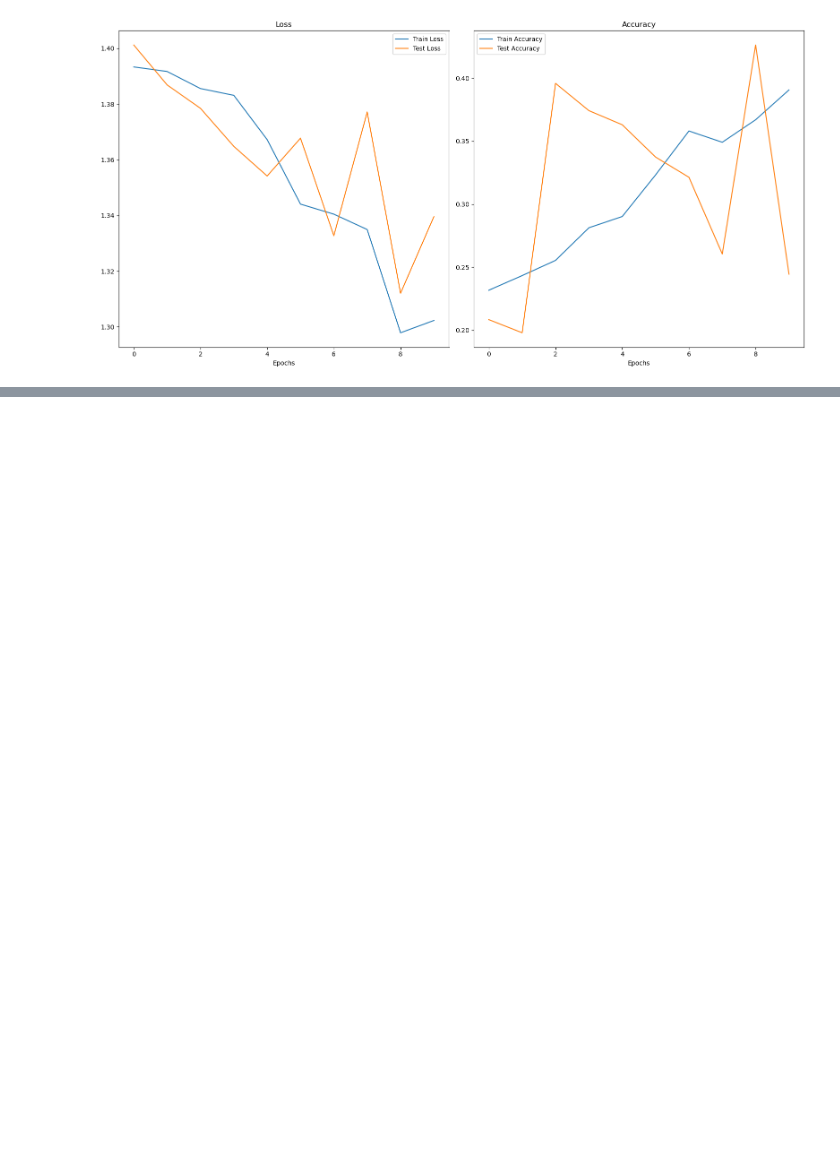
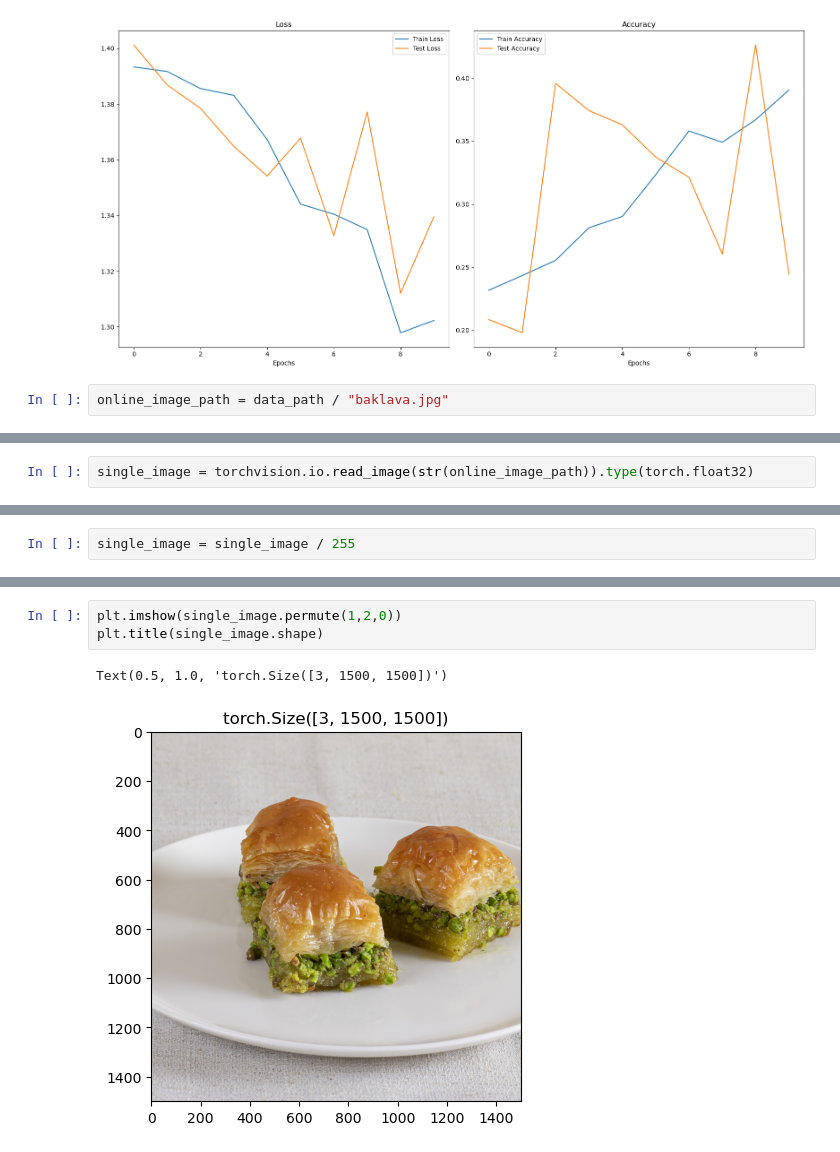
Before and after one commit to hfarukaktas/deep-learning-course, a Jupyter notebook: 12.cnn-practice/Desert101.ipynb, the cells around one changed output, grey strips where cells are left out. Cells and saved outputs as stored; diff of their text form; blank space fills up the shorter version.

Commit message:
Try the model with real world data

```diff
--- a/12.cnn-practice/Desert101.ipynb
+++ b/12.cnn-practice/Desert101.ipynb
@@ -296,3 +296,5 @@ def plot_loss_curves(results):
 plot_loss_curves(model_0_results)
 # %% [output]
 [figure]
+# %%
+online_image_path = data_path / "baklava.jpg"
@@ -298,0 +329,2 @@ plot_loss_curves(model_0_results)
+# %%
+single_image = torchvision.io.read_image(str(online_image_path)).type(torch.float32)
@@ -298,0 +351,2 @@ plot_loss_curves(model_0_results)
+# %%
+single_image = single_image / 255
@@ -298,0 +373,6 @@ plot_loss_curves(model_0_results)
+# %%
+plt.imshow(single_image.permute(1,2,0))
+plt.title(single_image.shape)
+# %% [output]
+Text(0.5, 1.0, 'torch.Size([3, 1500, 1500])')
+[figure, added]
```
Also changed, not shown: parts of 10 cells of this notebook, 2 other files.
